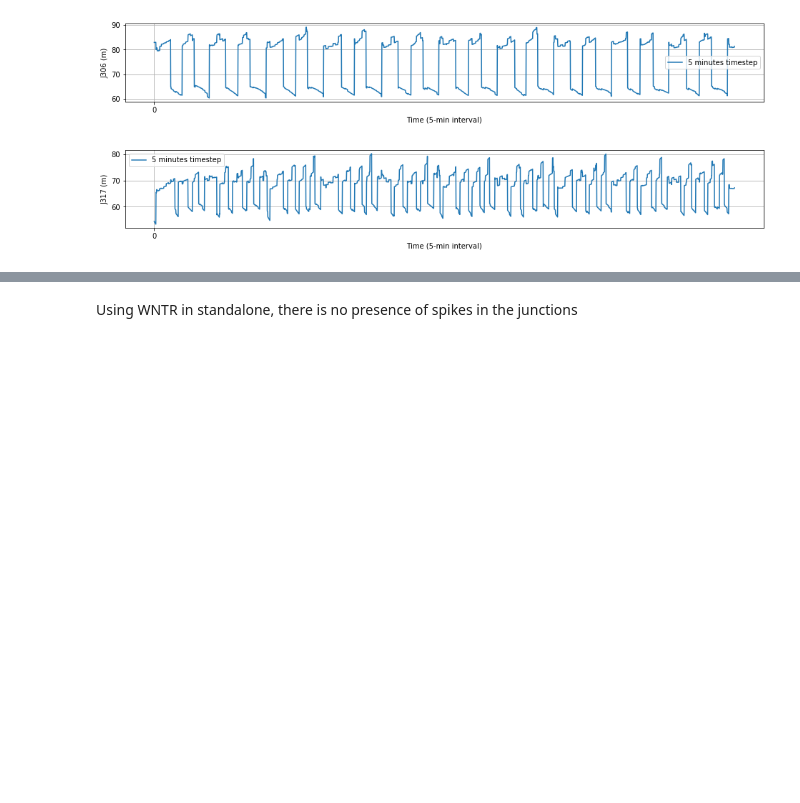
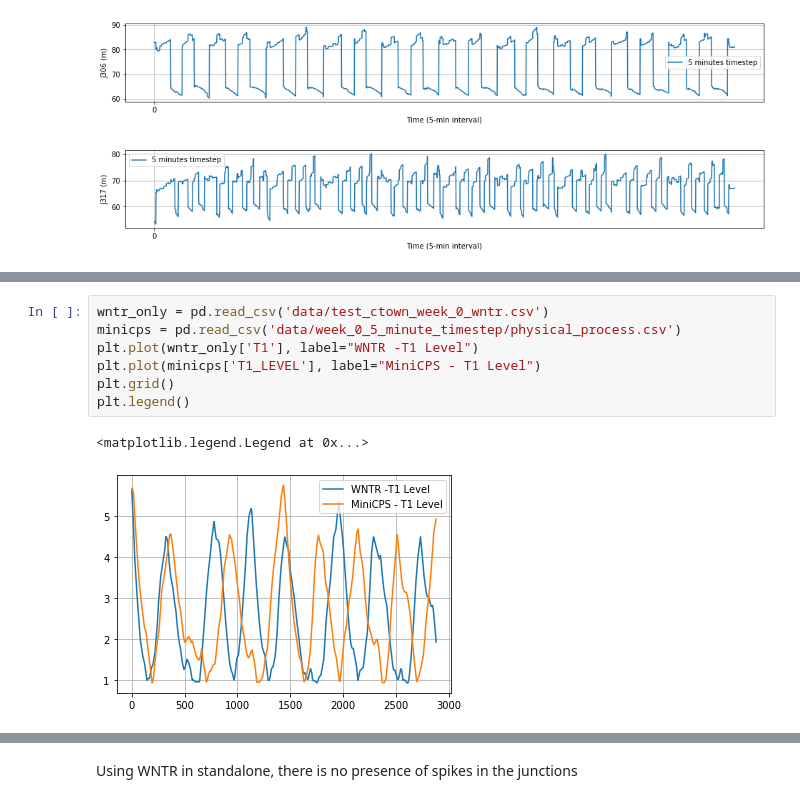
Before and after one commit to Critical-Infrastructure-Systems-Lab/DHALSIM, a Jupyter notebook: ICS_topologies/enhanced_ctown_topology/spike_trouble_junctions/WNTR_only.ipynb, the cells around one changed output, grey strips where cells are left out. Drawn from its saved outputs; the diff is of its cells as text; blank space fills up the shorter version.

```diff
--- a/ICS_topologies/enhanced_ctown_topology/spike_trouble_junctions/WNTR_only.ipynb
+++ b/ICS_topologies/enhanced_ctown_topology/spike_trouble_junctions/WNTR_only.ipynb
@@ -138,0 +155,10 @@ for var in (var_cat_noncat):
+# %%
+wntr_only = pd.read_csv('data/test_ctown_week_0_wntr.csv')
+minicps = pd.read_csv('data/week_0_5_minute_timestep/physical_process.csv')
+plt.plot(wntr_only['T1'], label="WNTR -T1 Level")
+plt.plot(minicps['T1_LEVEL'], label="MiniCPS - T1 Level")
+plt.grid()
+plt.legend()
+# %% [output]
+<matplotlib.legend.Legend at 0x...>
+[figure, added]
```
Also changed, not shown: parts of 5 cells of this notebook, 11 other files.
